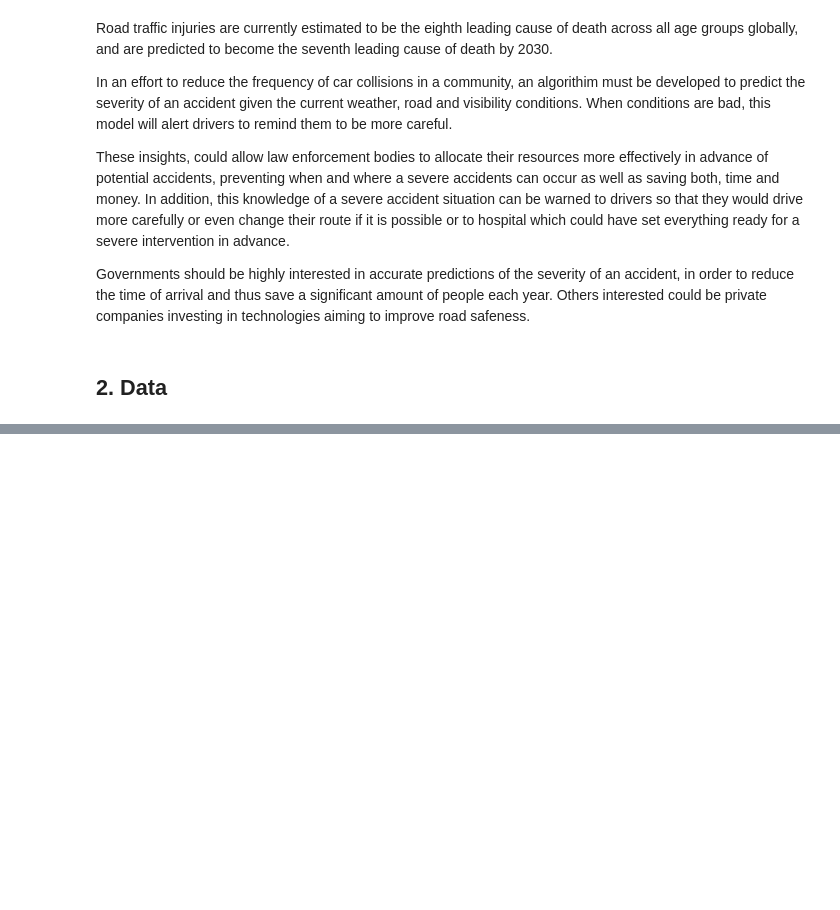
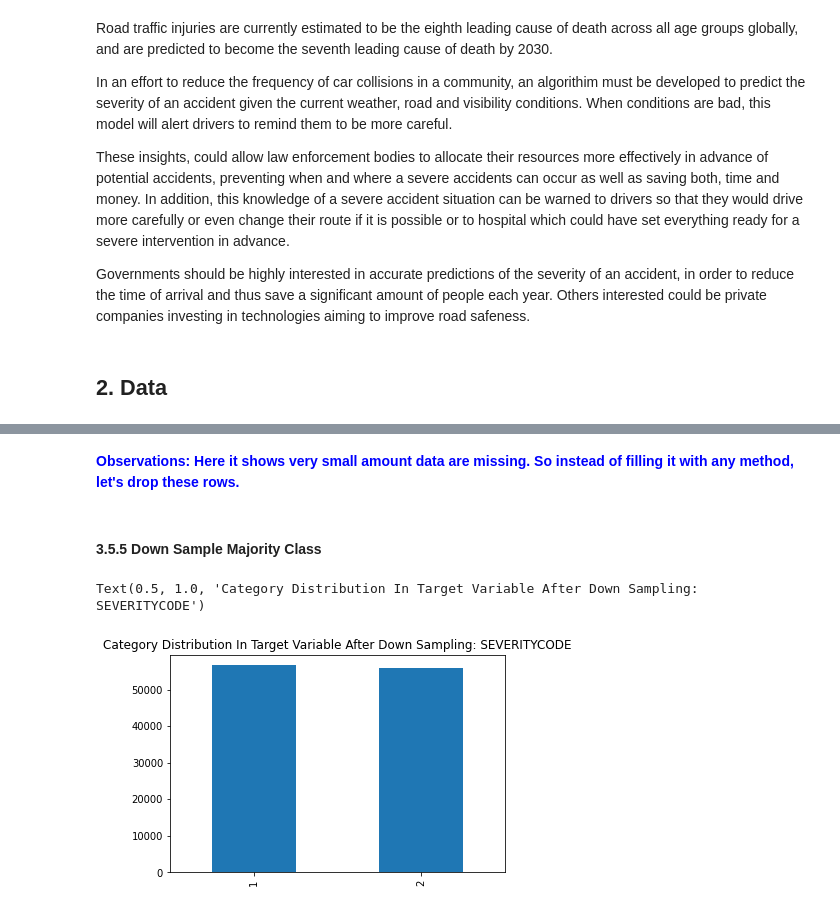
Before and after one commit to priyanka-ddit/Coursera_Capstone, a Jupyter notebook: Car_Accident_Severity_Model.ipynb, the cells around one changed output, grey strips where cells are left out. Drawn from its saved outputs; the diff is of its cells as text; code cells hidden in the pictures; blank space fills up the shorter version.

```diff
--- a/Car_Accident_Severity_Model.ipynb
+++ b/Car_Accident_Severity_Model.ipynb
@@ -41,0 +129,6 @@ Governments should be highly interested in accurate predictions of the severity
+# %%
+missing_values = df.isnull().mean() * 100
+missing_values = missing_values[missing_values>30].sort_values()
+cols_to_remove=missing_values.index.to_list()
+df = df.drop(cols_to_remove,axis = 1)
+missing_values
@@ -41,0 +146,3 @@ Governments should be highly interested in accurate predictions of the severity
+# %%
+cols_to_remove = ['PEDCOUNT', 'PEDCYLCOUNT', 'OBJECTID','INCKEY', 'COLDETKEY', 'REPORTNO', 'STATUS','SEVERITYDESC','SEVERITYCODE.1','SEGLANEKEY', 'CROSSWALKKEY','LOCATION','INCDTTM','SDOT_COLCODE','SDOT_COLDESC','HITPARKEDCAR','ST_COLDESC','INCDATE','ST_COLCODE']
+df = df.drop(cols_to_remove,axis = 1)
@@ -41,0 +151,3 @@ Governments should be highly interested in accurate predictions of the severity
+# %%
+print(df.isnull().mean() * 100)
+df.dropna(axis=0,inplace=True)
@@ -41,0 +168,20 @@ Governments should be highly interested in accurate predictions of the severity
+# %% [markdown]
+<font color=blue>**Observations: Here it shows very small amount data are missing. So instead of filling it with any method, let's drop these rows.**</font>
+# %% [markdown]
+#### 3.5.5 Down Sample Majority Class
+# %%
+df_majority = df[df['SEVERITYCODE']==1]
+df_minority = df[df['SEVERITYCODE']==2]
+
+df_majority_downsampled = resample(df_majority,
+                                 replace=False,    # sample without replacement
+                                 n_samples=56625,     # to match minority class
+                                 random_state=123) # reproducible results
+
+df_downsampled = pd.concat([df_majority_downsampled, df_minority])
+
+df_downsampled['SEVERITYCODE'].value_counts().plot(kind='bar')
+plt.title('Category Distribution In Target Variable After Down Sampling: SEVERITYCODE')
+# %% [output]
+Text(0.5, 1.0, 'Category Distribution In Target Variable After Down Sampling: SEVERITYCODE')
+[figure, added]
```
Also changed, not shown: parts of 62 cells of this notebook.
